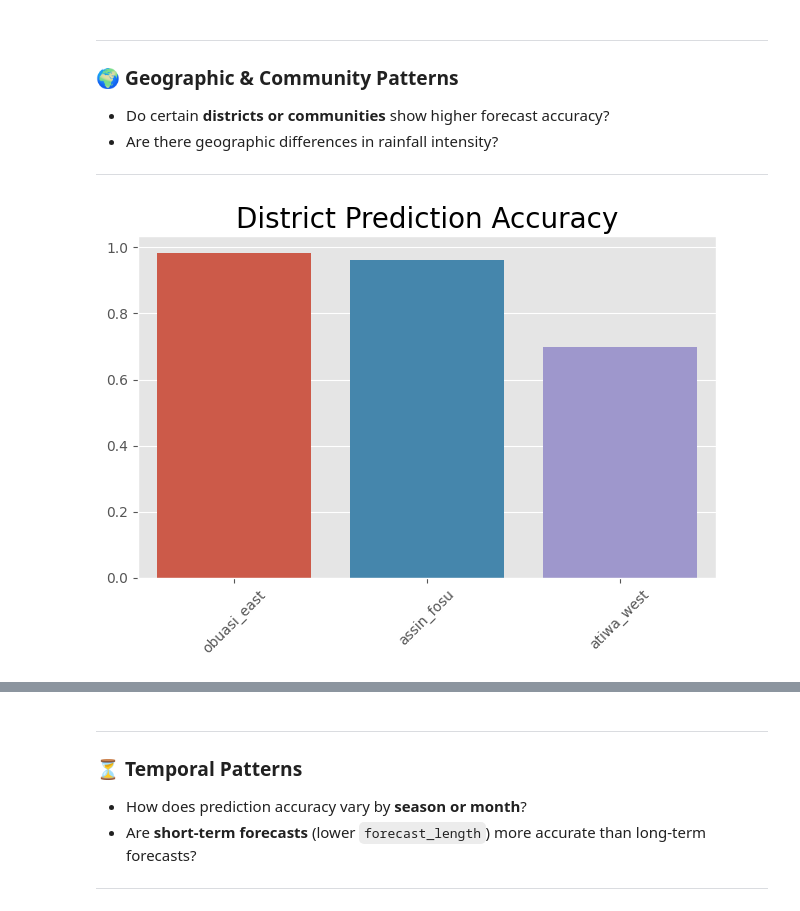
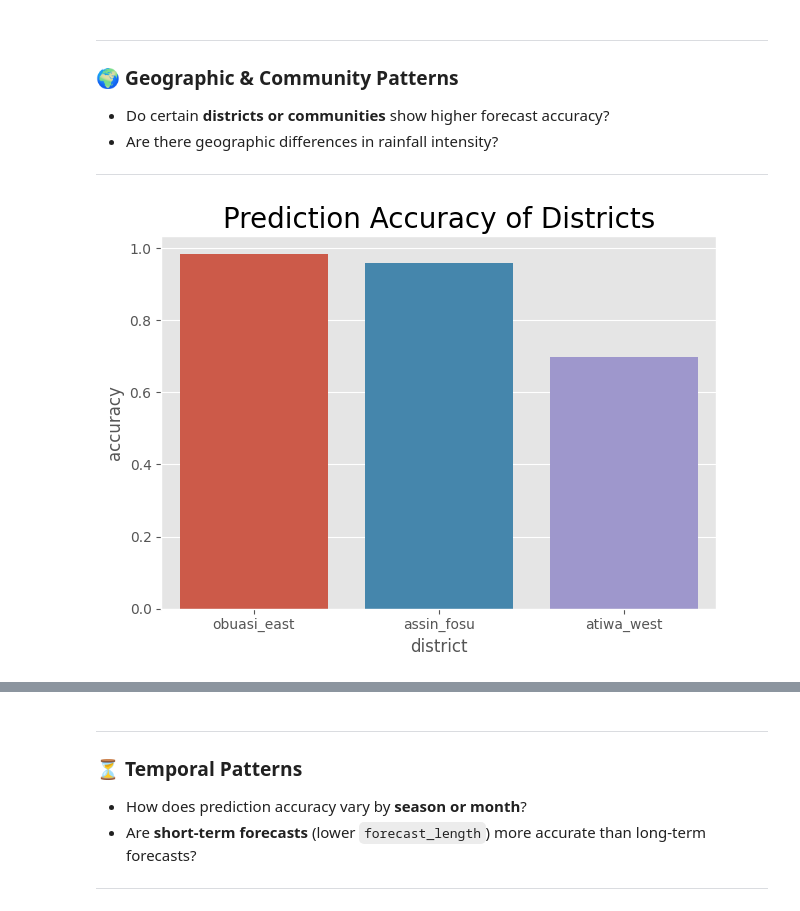
Before and after one commit to kamau96/zindi-projects, a Jupyter notebook: Zindi Projects/Rainfall-Prediction-Indigenous-Knowledge/notebooks/ghana-s-indigenous-intel-challenge-eda.ipynb, the cells around one changed output, grey strips where cells are left out. Drawn from its saved outputs; the diff is of its cells as text; code cells hidden in the pictures.

```diff
--- a/Zindi Projects/Rainfall-Prediction-Indigenous-Knowledge/notebooks/ghana-s-indigenous-intel-challenge-eda.ipynb
+++ b/Zindi Projects/Rainfall-Prediction-Indigenous-Knowledge/notebooks/ghana-s-indigenous-intel-challenge-eda.ipynb
@@ -234,7 +235,7 @@ def prediction_target_combination(col_of_interest: str, prediction: str, target:
         }
     )
 # %%
-def calculate_grouped_accuracy(mapper: dict, index: int, df: pd.DataFrame) -> None:
+def calculate_grouped_accuracy(mapper: dict, index: int, df: pd.DataFrame) -> np.array:
     """
     Calculate prediction accuracy for groups in a dataframe.
 
@@ -266,7 +267,7 @@ def calculate_grouped_accuracy(mapper: dict, index: int, df: pd.DataFrame) -> No
         accuracy = value[0] / value[1]
         mapper[variable] = accuracy
 
-    # Sort accuracy in ascending order
+    # Sort accuracy in descending order
     mapper_to_list = list(mapper.items())
     mapper_to_list = sorted(mapper_to_list,
                             key=lambda pair: pair[1],
@@ -391,5 +366,8 @@ plt.show()
 * Are there geographic differences in rainfall intensity?
 ---
 # %%
+# Calculate prediction accuracy across the districts
 district_correct_prediction = {"assin_fosu": [0, 0], "atiwa_west": [0, 0], "obuasi_east": [0, 0]}
 district_accuracy = calculate_grouped_accuracy(district_correct_prediction, 5, eda_data)
+district_accuracy = pd.DataFrame(district_accuracy, columns=['district', 'accuracy'])
+district_accuracy['accuracy'] = district_accuracy['accuracy'].astype(float)
@@ -396,12 +394,11 @@ district_accuracy = calculate_grouped_accuracy(district_correct_prediction, 5, e
 # %%
 fig, ax = plt.subplots()
-sns.barplot(x=district_accuracy[:, 0],
-            y=district_accuracy[:, 1].astype(float))
-ax.set_title("District Prediction Accuracy",
+sns.barplot(x="district",
+            y="accuracy",
+            data=district_accuracy)
+ax.set_title("Prediction Accuracy of Districts",
              size=20)
-ax.tick_params(axis="x",
-               rotation=45)
 fig.tight_layout()
 plt.show()
 # %% [output]
-[figure, old version]
+[figure, new version]
```
Also changed, not shown: parts of 36 cells of this notebook, 2 other files.
